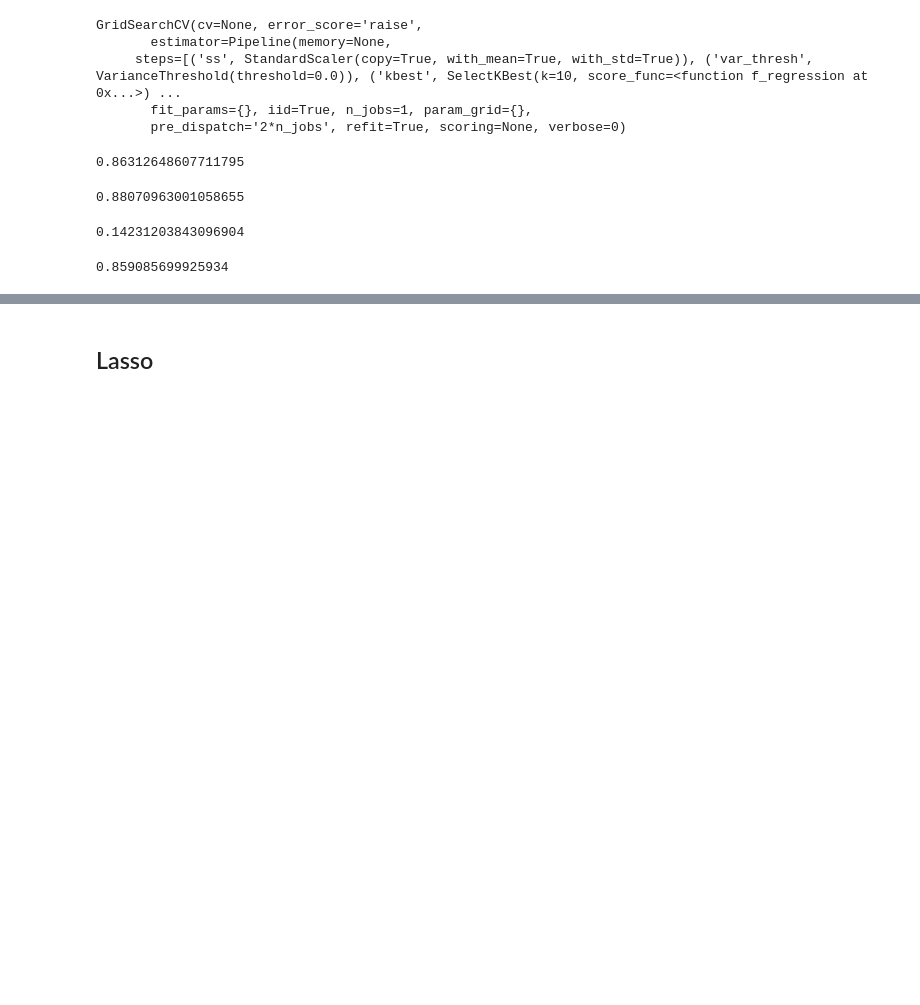
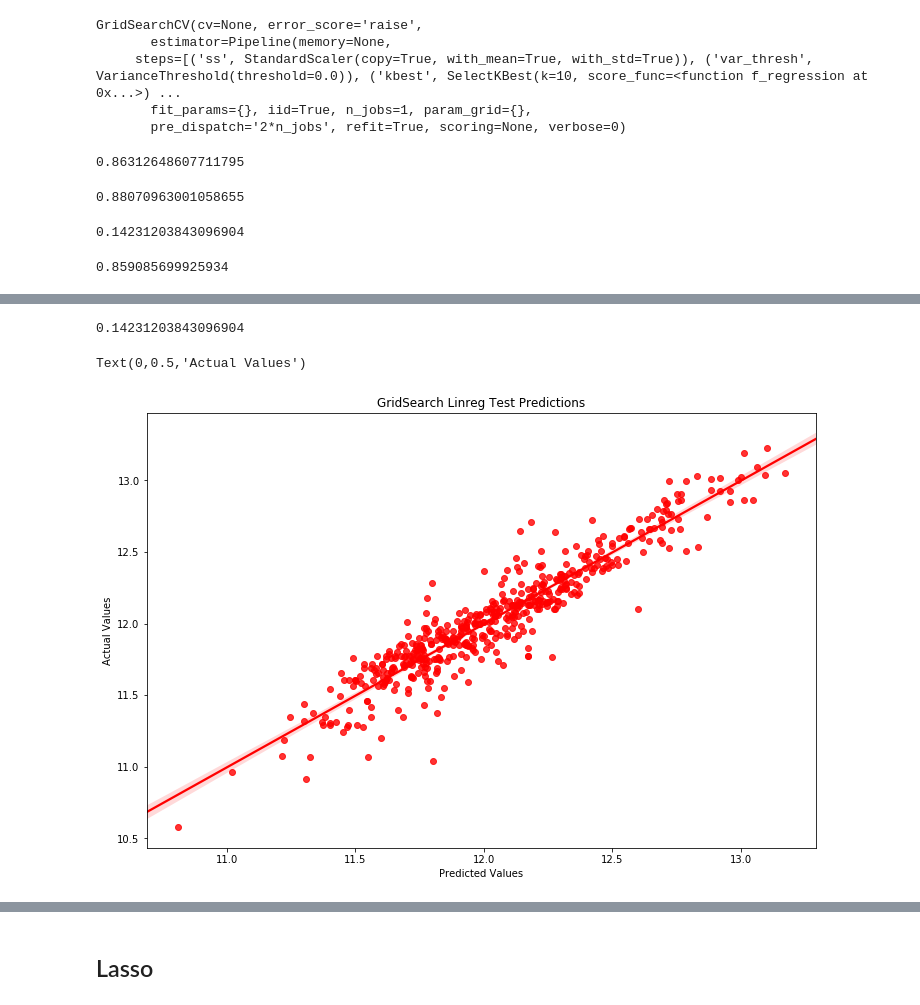
Before and after one commit to jamesdrabinsky/ames_housing_prices, a Jupyter notebook: Notebook 3 - Modeling.ipynb, the cells around one changed output, grey strips where cells are left out. Cells and saved outputs as stored; diff of their text form; code cells hidden in the pictures; blank space fills up the shorter version.

```diff
--- a/Notebook 3 - Modeling.ipynb
+++ b/Notebook 3 - Modeling.ipynb
@@ -116,0 +127,15 @@ gs_linear.best_score_
+# %%
+np.sqrt(mean_squared_error(y_test, gs_linreg.best_estimator_.predict(X_test)))
+# %% [output]
+0.14231203843096904
+# %%
+gs_linreg_prediction_test = gs_linreg.predict(X_test)
+# %%
+plt.figure(figsize=(12,8))
+sns.regplot(gs_linreg_prediction_test, y_test, color='red')
+plt.title("GridSearch Linreg Test Predictions")
+plt.xlabel("Predicted Values")
+plt.ylabel("Actual Values")
+# %% [output]
+Text(0,0.5,'Actual Values')
+[figure, added]
```
Also changed, not shown: parts of 33 cells of this notebook, 4 other files.
